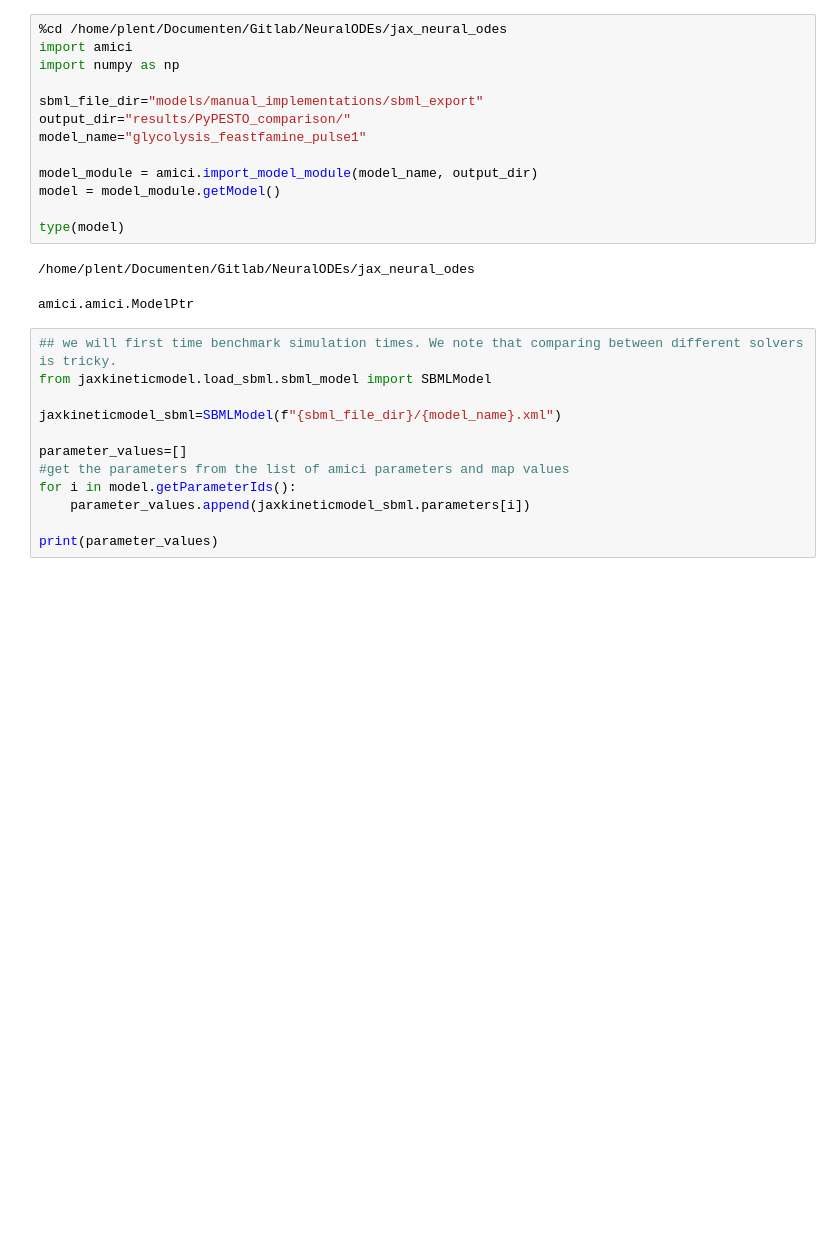
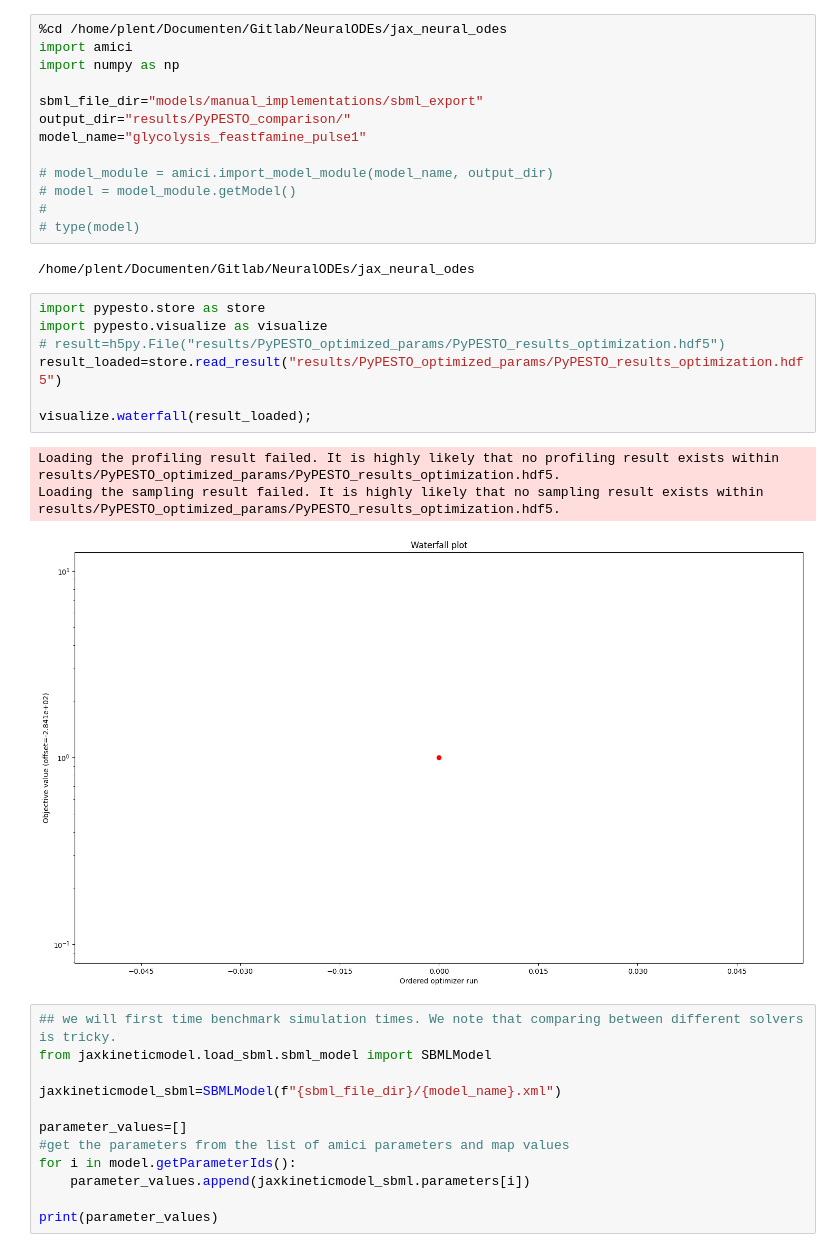
Before and after one commit to mahdi-shafiei/jaxkineticmodel, a Jupyter notebook: scripts/testing_pypesto.ipynb, the cells around one changed output. Cells and saved outputs as stored; diff of their text form; blank space fills up the shorter version.

```diff
--- a/scripts/testing_pypesto.ipynb
+++ b/scripts/testing_pypesto.ipynb
@@ -7,13 +7,23 @@ sbml_file_dir="models/manual_implementations/sbml_export"
 output_dir="results/PyPESTO_comparison/"
 model_name="glycolysis_feastfamine_pulse1"
 
-model_module = amici.import_model_module(model_name, output_dir)
-model = model_module.getModel()
-
-type(model)
+# model_module = amici.import_model_module(model_name, output_dir)
+# model = model_module.getModel()
+#
+# type(model)
 # %% [output]
 /home/plent/Documenten/Gitlab/NeuralODEs/jax_neural_odes
-amici.amici.ModelPtr
+# %%
+import pypesto.store as store
+import pypesto.visualize as visualize
+# result=h5py.File("results/PyPESTO_optimized_params/PyPESTO_results_optimization.hdf5")
+result_loaded=store.read_result("results/PyPESTO_optimized_params/PyPESTO_results_optimization.hdf5")
+
+visualize.waterfall(result_loaded);
+# %% [output]
+Loading the profiling result failed. It is highly likely that no profiling result exists within results/PyPESTO_optimized_params/PyPESTO_results_optimization.hdf5.
+Loading the sampling result failed. It is highly likely that no sampling result exists within results/PyPESTO_optimized_params/PyPESTO_results_optimization.hdf5.
+[figure, added]
 # %%
 ## we will first time benchmark simulation times. We note that comparing between different solvers is tricky.
 from jaxkineticmodel.load_sbml.sbml_model import SBMLModel
```
Also changed, not shown: 3 other files.
